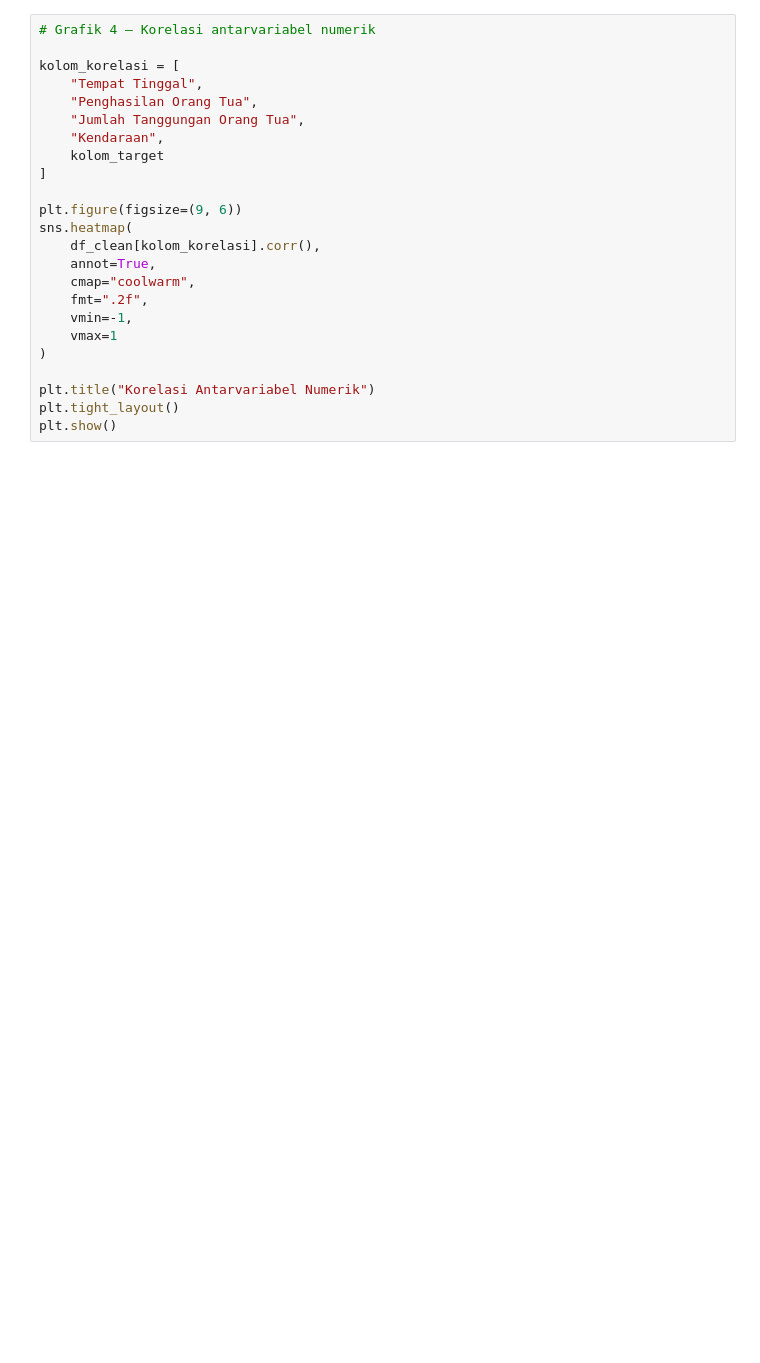
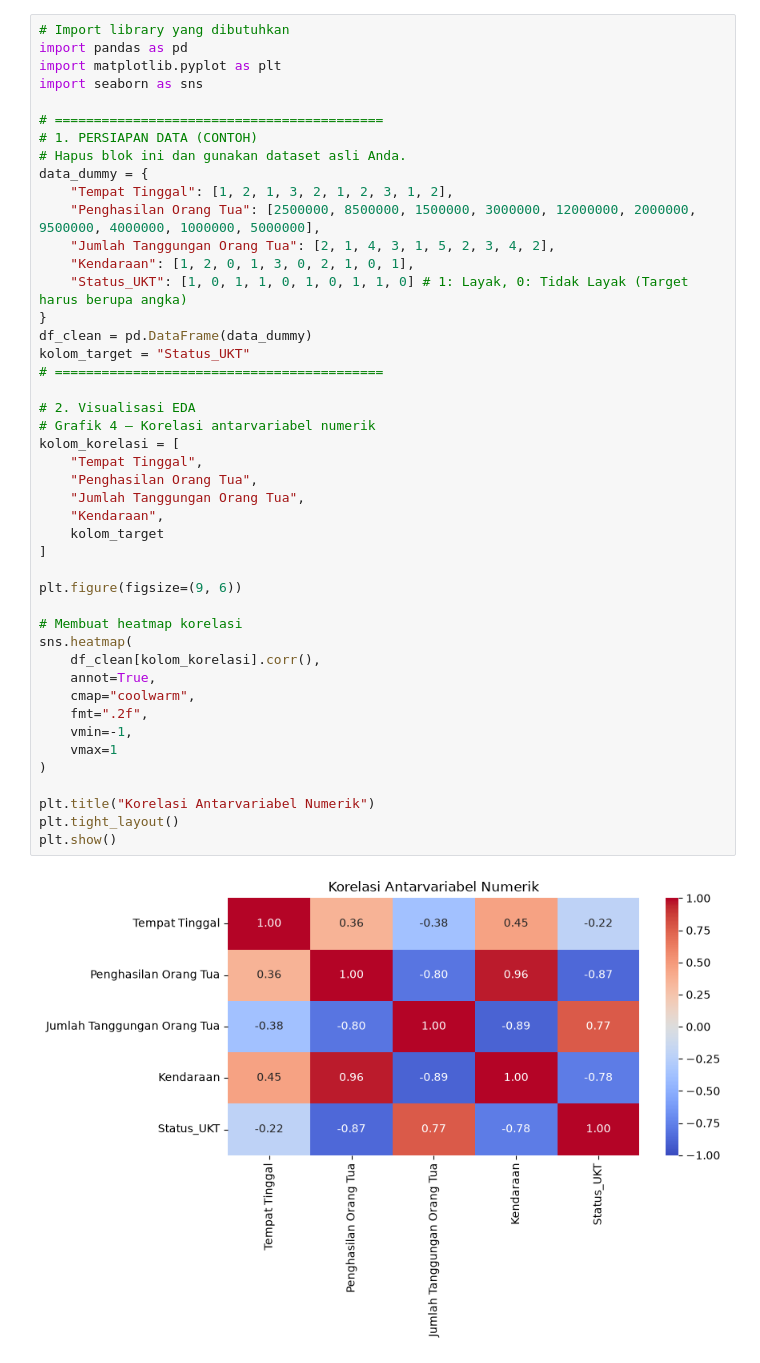
Before and after one commit to befaute/STUDY-CLUB, a Jupyter notebook: 03_VISUALISASI.ipynb, the cells around one changed output. Cells and saved outputs as stored; diff of their text form; blank space fills up the shorter version.

```diff
--- a/03_VISUALISASI.ipynb
+++ b/03_VISUALISASI.ipynb
@@ -50,25 +110,48 @@ plt.show()
 # %%
+# Import library yang dibutuhkan
+import pandas as pd
+import matplotlib.pyplot as plt
+import seaborn as sns
+
+# ==========================================
+# 1. PERSIAPAN DATA (CONTOH)
+# Hapus blok ini dan gunakan dataset asli Anda.
+data_dummy = {
+    "Tempat Tinggal": [1, 2, 1, 3, 2, 1, 2, 3, 1, 2],
+    "Penghasilan Orang Tua": [2500000, 8500000, 1500000, 3000000, 12000000, 2000000, 9500000, 4000000, 1000000, 5000000],
+    "Jumlah Tanggungan Orang Tua": [2, 1, 4, 3, 1, 5, 2, 3, 4, 2],
+    "Kendaraan": [1, 2, 0, 1, 3, 0, 2, 1, 0, 1],
+    "Status_UKT": [1, 0, 1, 1, 0, 1, 0, 1, 1, 0] # 1: Layak, 0: Tidak Layak (Target harus berupa angka)
+}
+df_clean = pd.DataFrame(data_dummy)
+kolom_target = "Status_UKT"
+# ==========================================
+
+# 2. Visualisasi EDA
 # Grafik 4 — Korelasi antarvariabel numerik
-
 kolom_korelasi = [
     "Tempat Tinggal",
     "Penghasilan Orang Tua",
     "Jumlah Tanggungan Orang Tua",
     "Kendaraan",
     kolom_target
 ]
 
 plt.figure(figsize=(9, 6))
+
+# Membuat heatmap korelasi
 sns.heatmap(
     df_clean[kolom_korelasi].corr(),
     annot=True,
     cmap="coolwarm",
     fmt=".2f",
     vmin=-1,
     vmax=1
 )
 
 plt.title("Korelasi Antarvariabel Numerik")
 plt.tight_layout()
 plt.show()
+# %% [output]
+[figure, added]
 # %%
```
Also changed, not shown: parts of 4 cells of this notebook, 1 other file.
